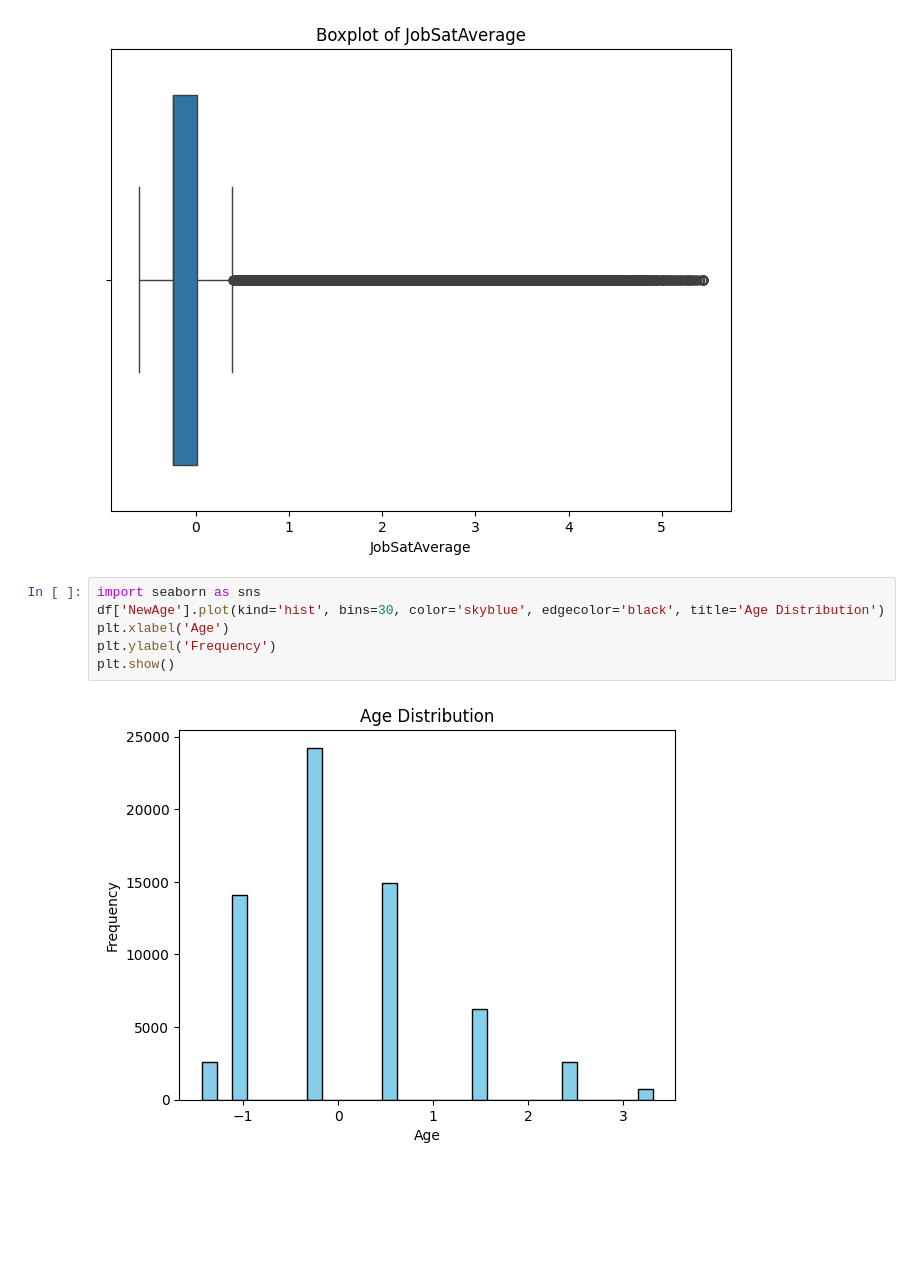
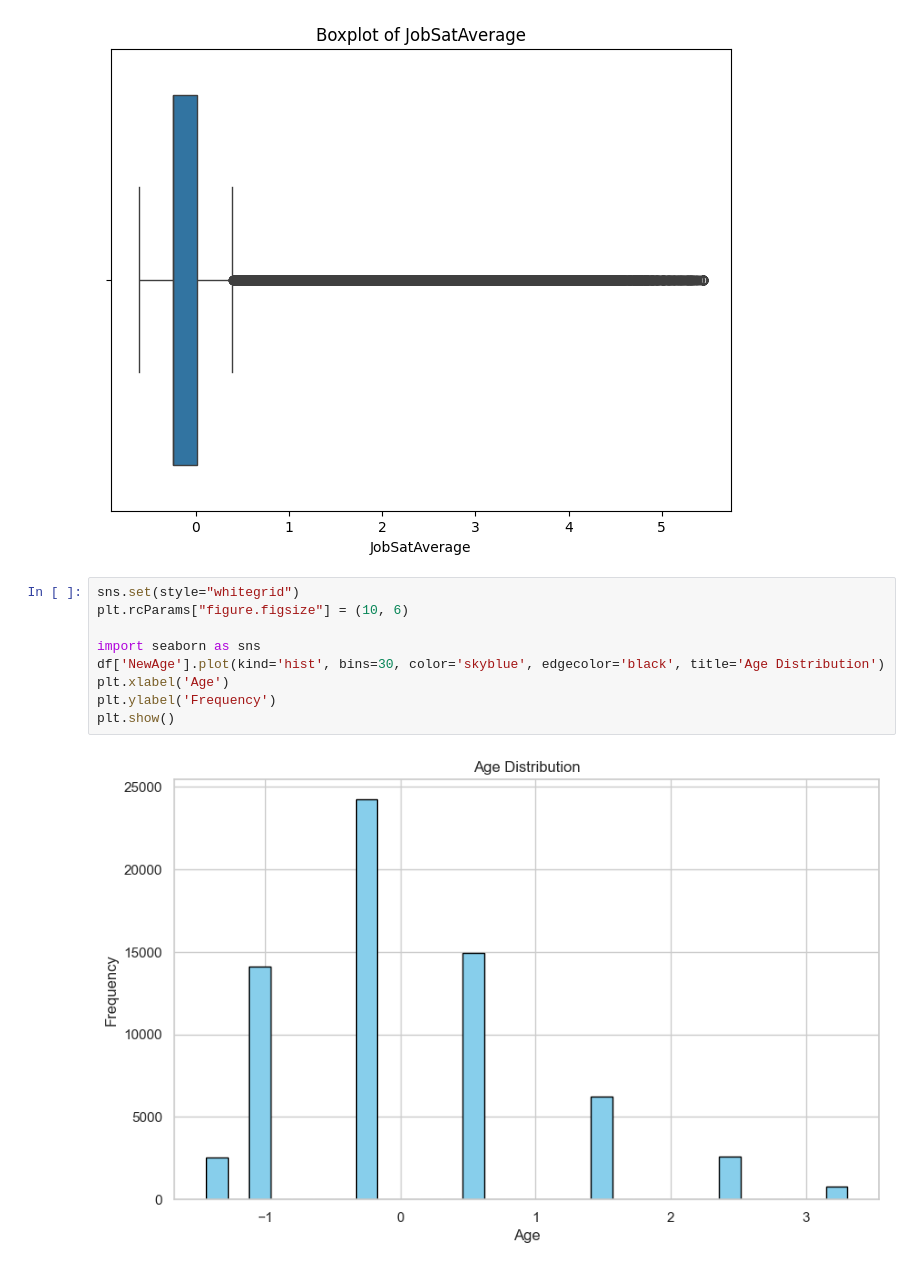
Before and after one commit to MoetezAbbassi/Python-Projects, a Jupyter notebook: IBM Data Analytics mini-projects/IBM Capstone Project/ibm.ipynb, the cells around one changed output. Saved outputs shown, nothing was run; the diff lists cells and outputs as text; blank space fills up the shorter version.

Commit message:
Data Visualization

```diff
--- a/IBM Data Analytics mini-projects/IBM Capstone Project/ibm.ipynb
+++ b/IBM Data Analytics mini-projects/IBM Capstone Project/ibm.ipynb
@@ -430,10 +430,13 @@ for col in numerical_cols:
 [figure]
 [figure]
 # %%
+sns.set(style="whitegrid")
+plt.rcParams["figure.figsize"] = (10, 6)
+
 import seaborn as sns
 df['NewAge'].plot(kind='hist', bins=30, color='skyblue', edgecolor='black', title='Age Distribution')
 plt.xlabel('Age')
 plt.ylabel('Frequency')
 plt.show()
 # %% [output]
-[figure, old version]
+[figure, new version]
```
Also changed, not shown: parts of 10 cells of this notebook.
